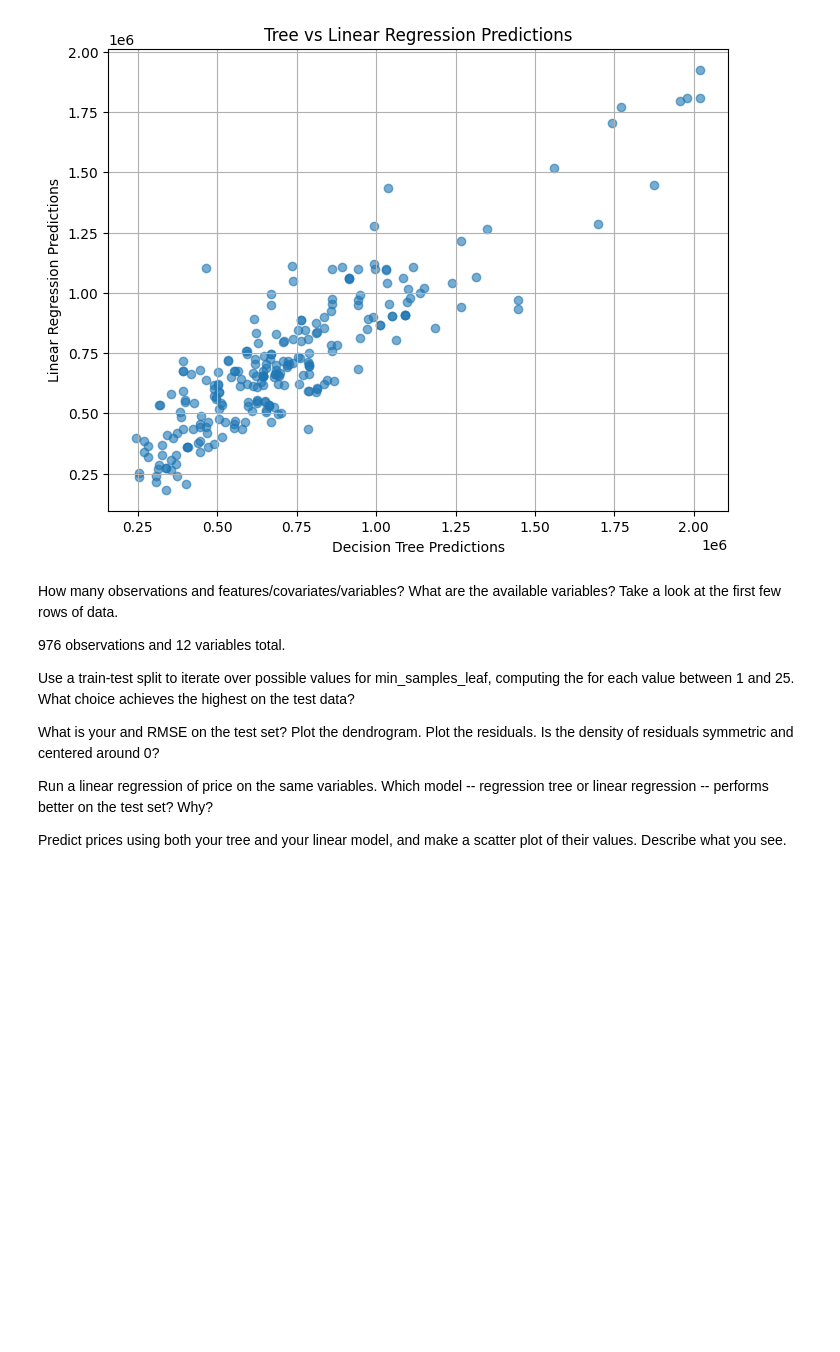
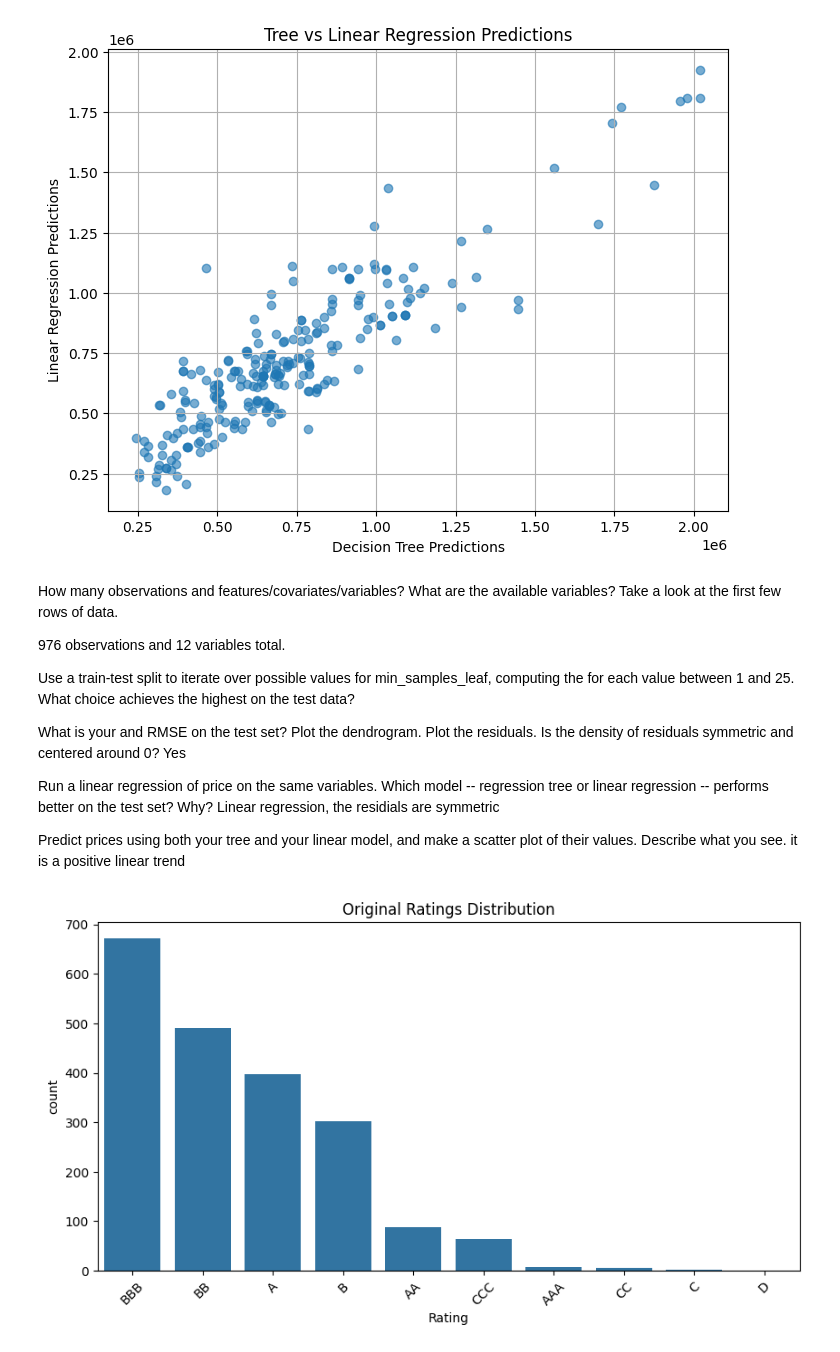
Before and after one commit to katrinag2004/ds3001assignments, a Jupyter notebook: trees.ipynb, the cells around one changed output. Cells and saved outputs as stored; diff of their text form; code cells hidden in the pictures; blank space fills up the shorter version.

```diff
--- a/trees.ipynb
+++ b/trees.ipynb
@@ -135,8 +135,81 @@ Use a train-test split to iterate over possible values for min_samples_leaf, com
  on the test data?
 
  What is your
- and RMSE on the test set? Plot the dendrogram. Plot the residuals. Is the density of residuals symmetric and centered around 0?
+ and RMSE on the test set? Plot the dendrogram. Plot the residuals. Is the density of residuals symmetric and centered around 0? Yes
 
-Run a linear regression of price on the same variables. Which model -- regression tree or linear regression -- performs better on the test set? Why?
+Run a linear regression of price on the same variables. Which model -- regression tree or linear regression -- performs better on the test set? Why? Linear regression, the residials are symmetric
 
 Predict prices using both your tree and your linear model, and make a scatter plot of their values. Describe what you see.
+it is a positive linear trend
+# %%
+
+import pandas as pd
+import matplotlib.pyplot as plt
+import seaborn as sns
+from sklearn.model_selection import train_test_split
+from sklearn.tree import DecisionTreeClassifier
+from sklearn.metrics import confusion_matrix, accuracy_score
+
+# Load the data
+df = pd.read_csv("/content/trees/assignment/data/corporate_ratings.csv")
+
+# Plot histogram of raw ratings
+plt.figure(figsize=(10, 5))
+sns.countplot(data=df, x='Rating', order=df['Rating'].value_counts().index)
+plt.title("Original Ratings Distribution")
+plt.xticks(rotation=45)
+plt.show()
+
+# Collapse ratings
+def collapse_rating(r):
+    if r in ['AAA', 'AA', 'A']:
+        return 'A'
+    elif r in ['BBB', 'BB', 'B']:
+        return 'B'
+    elif r in ['CCC', 'CC', 'C']:
+        return 'C'
+    else:
+        return 'D'
+
+df['Collapsed_Rating'] = df['Rating'].apply(collapse_rating)
+
+# Drop irrelevant columns for the first model
+drop_cols = ['Rating', 'Date', 'Name', 'Symbol', 'Rating Agency Name']
+X = df.drop(columns=drop_cols + ['Collapsed_Rating'])
+X = pd.get_dummies(X, columns=['Sector'], drop_first=True)
+y = df['Collapsed_Rating']
+
+# Train/test split
+X_train, X_test, y_train, y_test = train_test_split(X, y, random_state=42)
+
+# Train decision tree classifier
+clf = DecisionTreeClassifier(min_samples_leaf=10, random_state=42)
+clf.fit(X_train, y_train)
+y_pred = clf.predict(X_test)
+
+# Evaluate
+acc = accuracy_score(y_test, y_pred)
+conf_matrix = confusion_matrix(y_test, y_pred, labels=['A', 'B', 'C', 'D'])
+
+print(f"Accuracy without Rating Agency Name: {acc:.4f}")
+print("Confusion Matrix (no agency):")
+print(conf_matrix)
+
+# Now include Rating Agency Name
+X2 = df.drop(columns=['Rating', 'Date', 'Name', 'Symbol', 'Collapsed_Rating'])
+X2 = pd.get_dummies(X2, columns=['Sector', 'Rating Agency Name'], drop_first=True)
+
+X2_train, X2_test, y2_train, y2_test = train_test_split(X2, y, random_state=42)
+clf2 = DecisionTreeClassifier(min_samples_leaf=10, random_state=42)
+clf2.fit(X2_train, y2_train)
+y2_pred = clf2.predict(X2_test)
+
+# Evaluate
+acc2 = accuracy_score(y2_test, y2_pred)
+conf_matrix2 = confusion_matrix(y2_test, y2_pred, labels=['A', 'B', 'C', 'D'])
+
+print(f"\nAccuracy with Rating Agency Name: {acc2:.4f}")
+print("Confusion Matrix (with agency):")
+print(conf_matrix2)
+# %% [output]
+[figure, added]
```
Also changed, not shown: parts of 3 cells of this notebook.
